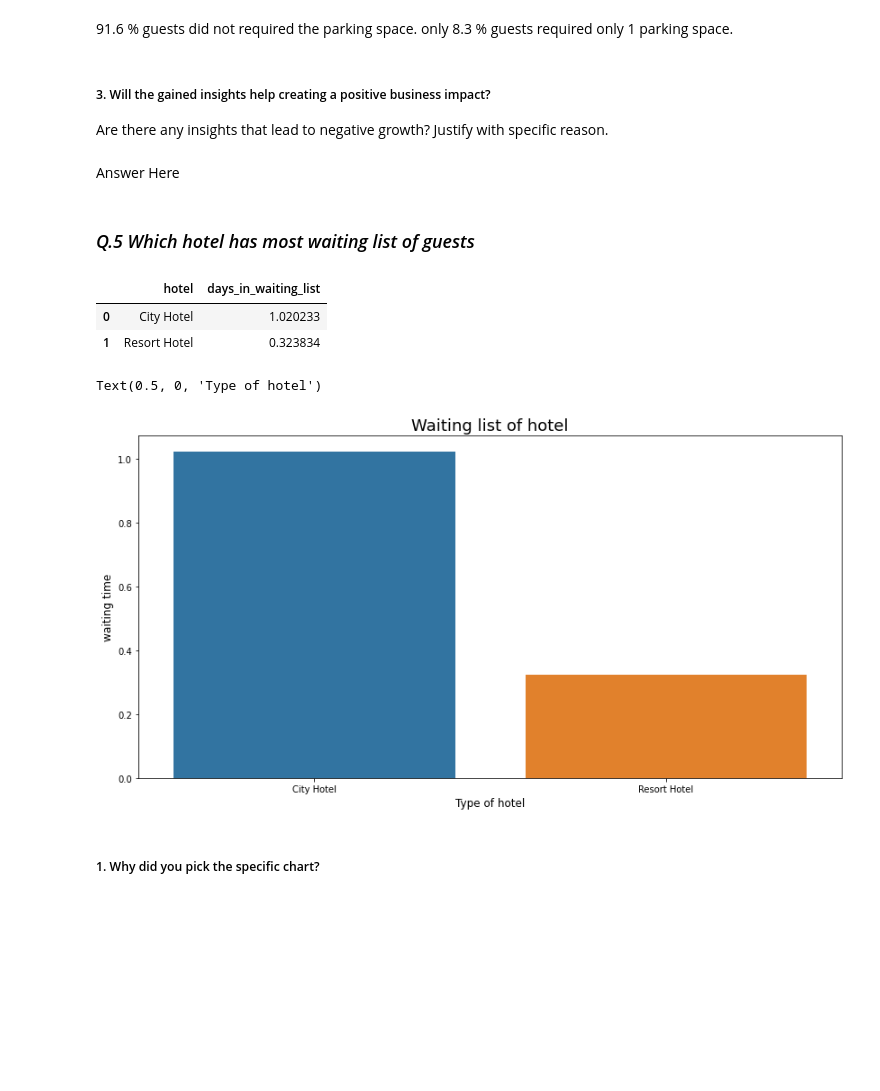
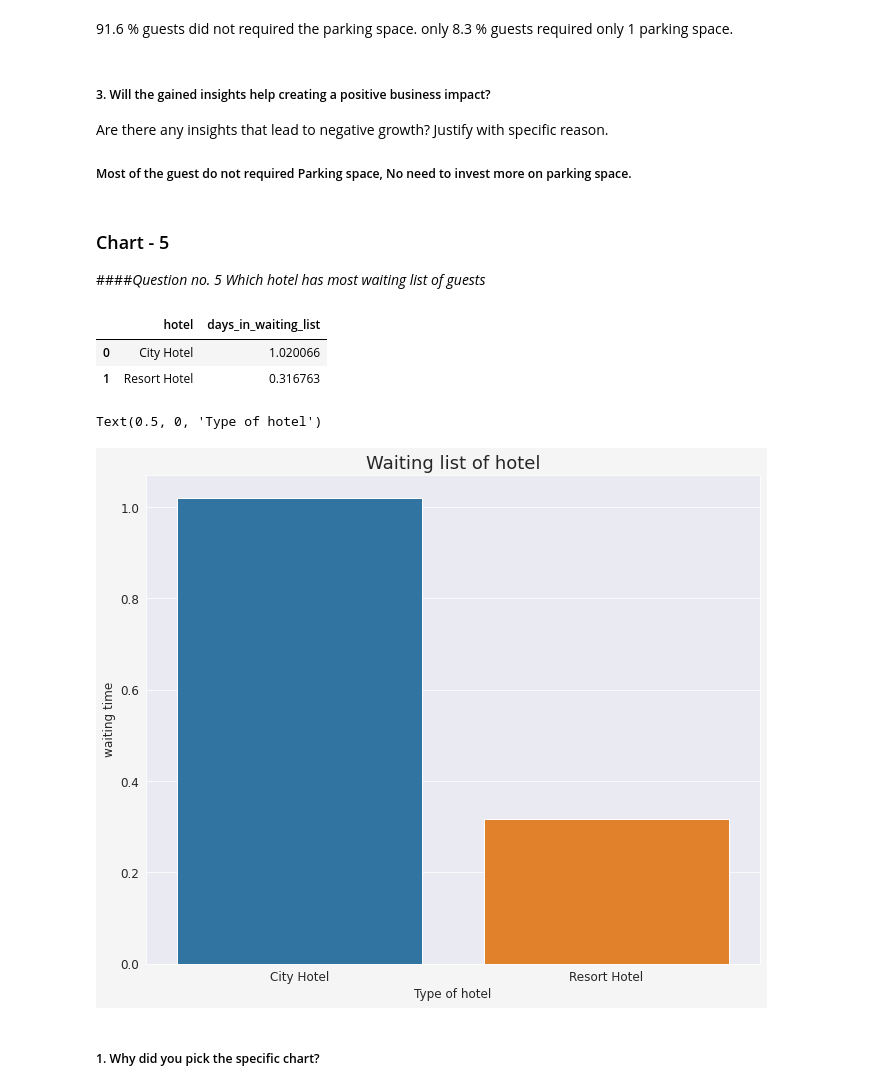
Before and after one commit to abhiwavhal/EDA-HOTEL-BOOKING-ANALYSIS, a Jupyter notebook: Team_Hotel_booking_EDA_Submission.ipynb, the cells around one changed output. Drawn from its saved outputs; the diff is of its cells as text; code cells hidden in the pictures; blank space fills up the shorter version.

```diff
--- a/Team_Hotel_booking_EDA_Submission.ipynb
+++ b/Team_Hotel_booking_EDA_Submission.ipynb
@@ -446,9 +447,9 @@ plt.show()
 # %%
 # Chart - 1 -Yearly Bookings
-sea.set_style('darkgrid')
+sns.set_style('darkgrid')
 matplotlib.rcParams['font.size'] = 12
-matplotlib.rcParams['figure.figsize'] = (10, 5)
+matplotlib.rcParams['figure.figsize'] = (11, 9)
 matplotlib.rcParams['figure.facecolor'] = '#F5F5F5'
-sea.countplot (x= 'arrival_date_year', data= df1, hue= 'hotel').set_title ('Yearly Bookings')
+sns.countplot (x= 'arrival_date_year', data= df1, hue= 'hotel').set_title ('Yearly Bookings')
 # %% [output]
 Text(0.5, 1.0, 'Yearly Bookings')
@@ -529,27 +532,28 @@ Answer Here.
 # %% [markdown]
 ##### 3. Will the gained insights help creating a positive business impact?
 Are there any insights that lead to negative growth? Justify with specific reason.
+
+##### Most of the guest do  not required Parking space, No need to invest more on parking space.
-# %% [markdown]
-Answer Here
 # %% [markdown]
-### *Q.5 Which hotel has most waiting list of guests*
+### Chart - 5
+####*Question no. 5 Which hotel has most waiting list of guests*
 # %%
-waiting_list = hotel_booking_new_df.groupby('hotel')['days_in_waiting_list'].mean().reset_index()
+waiting_list = df1.groupby('hotel')['days_in_waiting_list'].mean().reset_index()
 waiting_list
 # %% [output]
 |  | hotel | days_in_waiting_list |
-| 0 | City Hotel | 1.020233 |
-| 1 | Resort Hotel | 0.323834 |
+| 0 | City Hotel | 1.020066 |
+| 1 | Resort Hotel | 0.316763 |
 # %%
 # Here we see the visual representation of waiting list of guests
-plt.figure(figsize=(14,7))
+plt.figure(figsize=(11,9))
 sns.barplot(x=waiting_list['hotel'],y=waiting_list['days_in_waiting_list'])
 plt.title("Waiting list of hotel",fontsize=18)
 plt.ylabel('waiting time',fontsize=12)
 plt.xlabel('Type of hotel',fontsize=12)
 # %% [output]
 Text(0.5, 0, 'Type of hotel')
-[figure, old version]
+[figure, new version]
 # %% [markdown]
 ##### 1. Why did you pick the specific chart?
 # %% [markdown]
```
Also changed, not shown: parts of 58 cells of this notebook.
